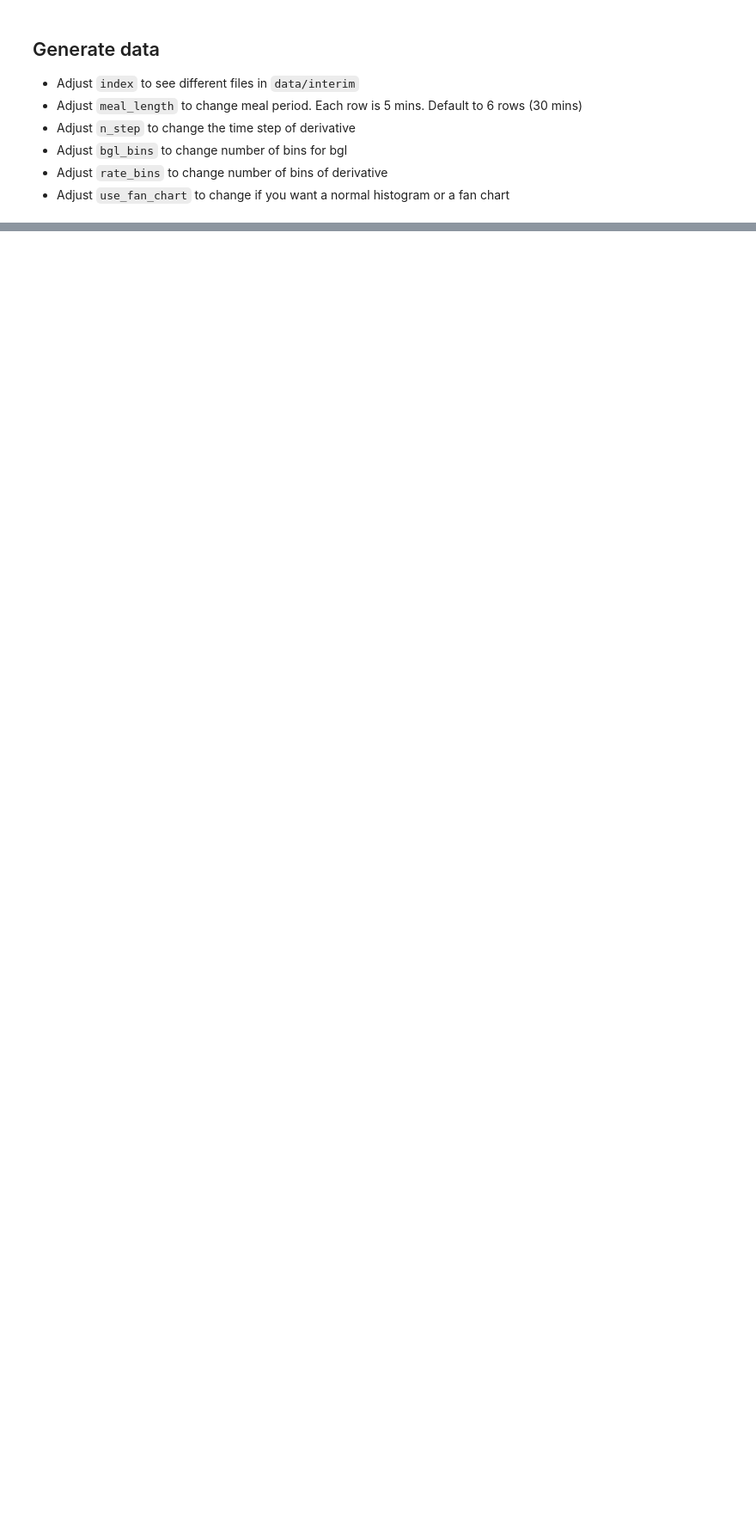
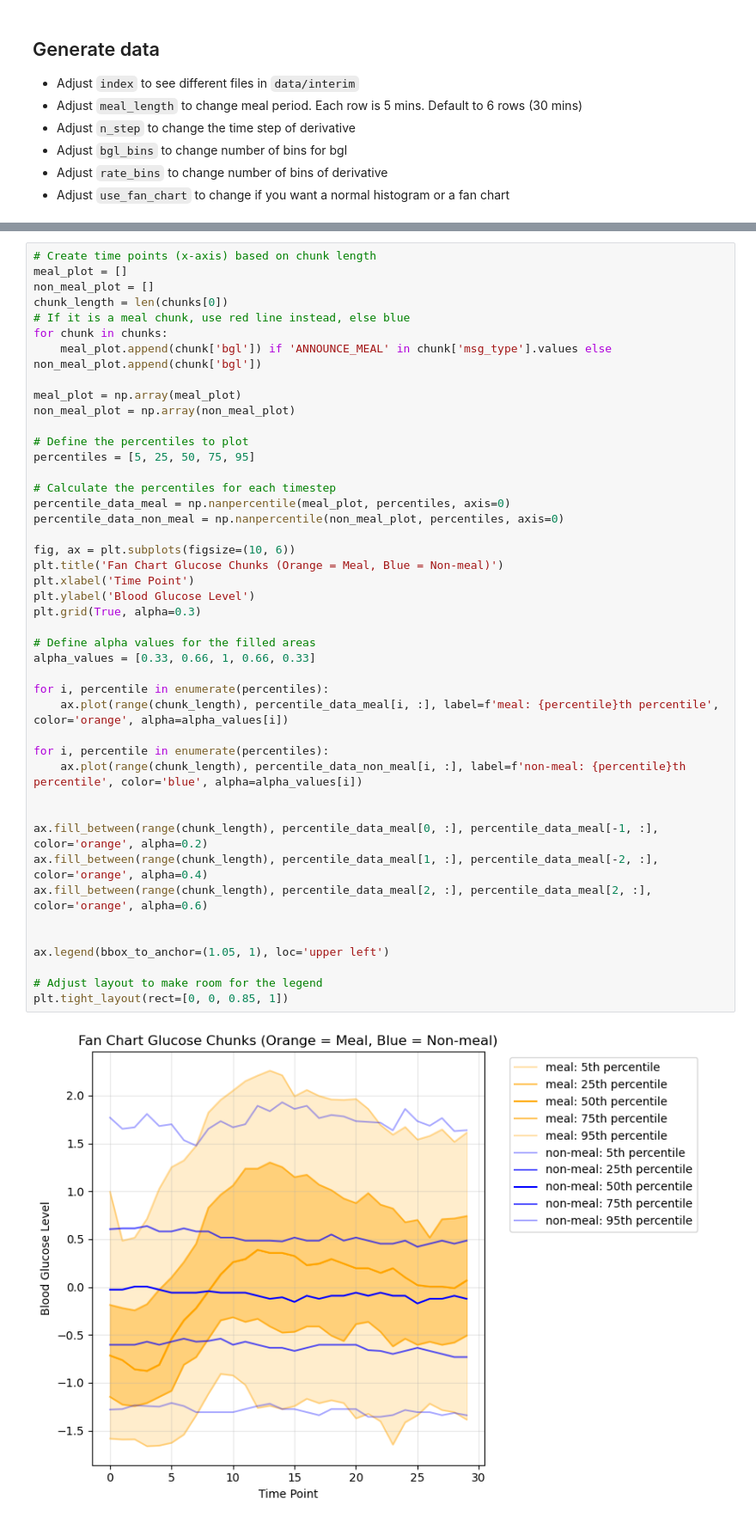
Before and after one commit to RobotPsychologist/bg_control, a Jupyter notebook: 0_meal_identification/meal_identification/notebooks/1.04-tc-change-point-plot.ipynb, the cells around one changed output, grey strips where cells are left out. Shown: that part at 86% size. Cells and saved outputs as stored; diff of their text form; blank space fills up the shorter version.

Commit message:
Updated notebook to plot percentiles of chunks

```diff
--- a/0_meal_identification/meal_identification/notebooks/1.04-tc-change-point-plot.ipynb
+++ b/0_meal_identification/meal_identification/notebooks/1.04-tc-change-point-plot.ipynb
@@ -248,0 +269,46 @@ Each meal lasts 150 mins (300 rows)
+# %%
+# Create time points (x-axis) based on chunk length
+meal_plot = []
+non_meal_plot = []
+chunk_length = len(chunks[0])
+# If it is a meal chunk, use red line instead, else blue
+for chunk in chunks:
+    meal_plot.append(chunk['bgl']) if 'ANNOUNCE_MEAL' in chunk['msg_type'].values else non_meal_plot.append(chunk['bgl'])
+
+meal_plot = np.array(meal_plot)
+non_meal_plot = np.array(non_meal_plot)
+
+# Define the percentiles to plot
+percentiles = [5, 25, 50, 75, 95]
+
+# Calculate the percentiles for each timestep
+percentile_data_meal = np.nanpercentile(meal_plot, percentiles, axis=0)
+percentile_data_non_meal = np.nanpercentile(non_meal_plot, percentiles, axis=0)
+
+fig, ax = plt.subplots(figsize=(10, 6))
+plt.title('Fan Chart Glucose Chunks (Orange = Meal, Blue = Non-meal)')
+plt.xlabel('Time Point')
+plt.ylabel('Blood Glucose Level')
+plt.grid(True, alpha=0.3)
+
+# Define alpha values for the filled areas
+alpha_values = [0.33, 0.66, 1, 0.66, 0.33]
+
+for i, percentile in enumerate(percentiles):
+    ax.plot(range(chunk_length), percentile_data_meal[i, :], label=f'meal: {percentile}th percentile', color='orange', alpha=alpha_values[i])
+
+for i, percentile in enumerate(percentiles):
+    ax.plot(range(chunk_length), percentile_data_non_meal[i, :], label=f'non-meal: {percentile}th percentile', color='blue', alpha=alpha_values[i])
+
+
+ax.fill_between(range(chunk_length), percentile_data_meal[0, :], percentile_data_meal[-1, :], color='orange', alpha=0.2)
+ax.fill_between(range(chunk_length), percentile_data_meal[1, :], percentile_data_meal[-2, :], color='orange', alpha=0.4)
+ax.fill_between(range(chunk_length), percentile_data_meal[2, :], percentile_data_meal[2, :], color='orange', alpha=0.6)
+
+
+ax.legend(bbox_to_anchor=(1.05, 1), loc='upper left')
+
+# Adjust layout to make room for the legend
+plt.tight_layout(rect=[0, 0, 0.85, 1])
+# %% [output]
+[figure, added]
```
Also changed, not shown: parts of 5 cells of this notebook.
